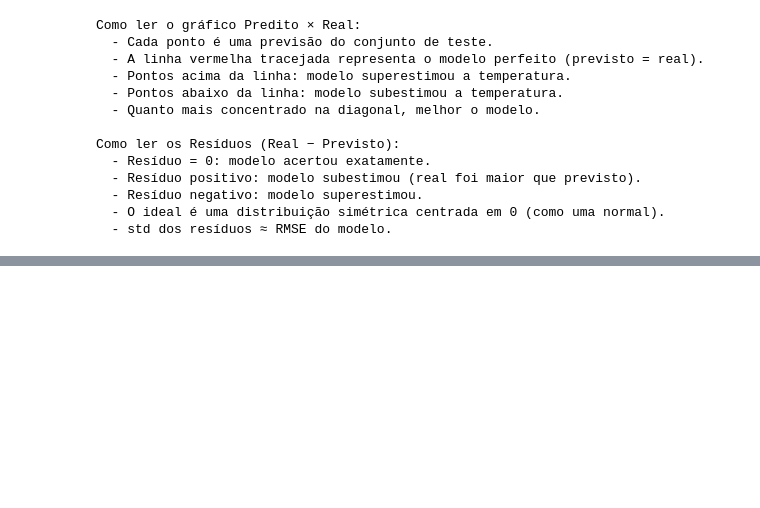
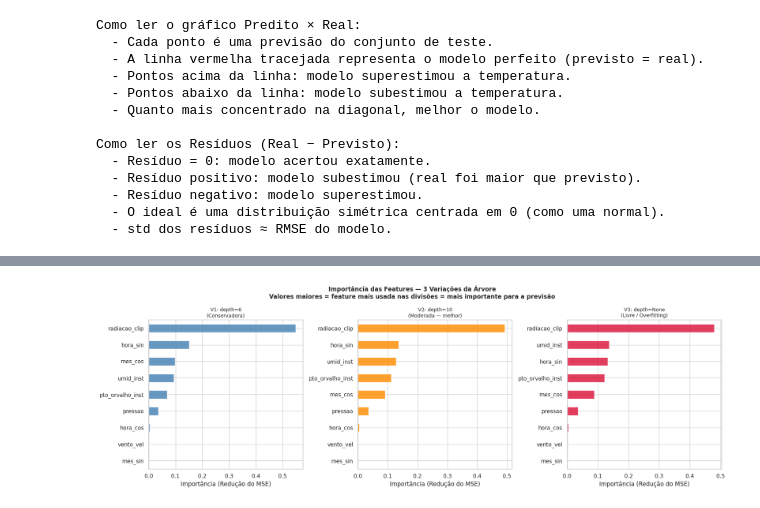
Before and after one commit to Ronaldo-Junior1/analise-dados-atividade2, a Jupyter notebook: ArquivoPrincipal.ipynb, the cells around one changed output, grey strips where cells are left out. Saved outputs shown, nothing was run; the diff lists cells and outputs as text; code cells hidden in the pictures; blank space fills up the shorter version.

```diff
--- a/ArquivoPrincipal.ipynb
+++ b/ArquivoPrincipal.ipynb
@@ -714,0 +891,25 @@ Como ler os Resíduos (Real − Previsto):
+# %%
+fig, axes = plt.subplots(1, 3, figsize=(18, 6), sharey=False)
+
+modelos_imp = [
+    (dt_v1, 'V1: depth=6\n(Conservadora)', 'steelblue'),
+    (dt_v2, 'V2: depth=10\n(Moderada — melhor)',  'darkorange'),
+    (dt_v3, 'V3: depth=None\n(Livre / Overfitting)', 'crimson'),
+]
+
+for ax, (modelo, titulo, cor) in zip(axes, modelos_imp):
+    imp = pd.Series(modelo.feature_importances_, index=features).sort_values(ascending=True)
+    imp.plot(kind='barh', ax=ax, color=cor, edgecolor='white', alpha=0.82)
+    ax.set_title(titulo, fontsize=10)
+    ax.set_xlabel('Importância (Redução do MSE)')
+    ax.axvline(0, color='black', linewidth=0.5)
+
+plt.suptitle(
+    'Importância das Features — 3 Variações da Árvore\n'
+    'Valores maiores = feature mais usada nas divisões = mais importante para a previsão',
+    fontsize=12, fontweight='bold'
+)
+plt.tight_layout()
+plt.show()
+# %% [output]
+[figure, added]
```
Also changed, not shown: parts of 10 cells of this notebook.
